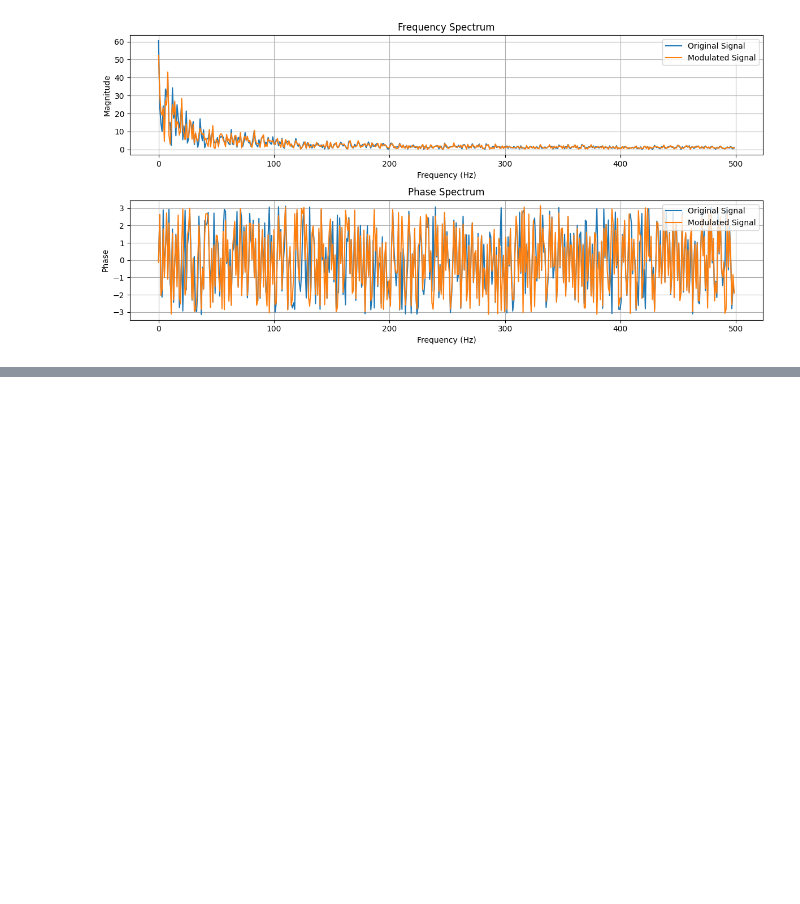
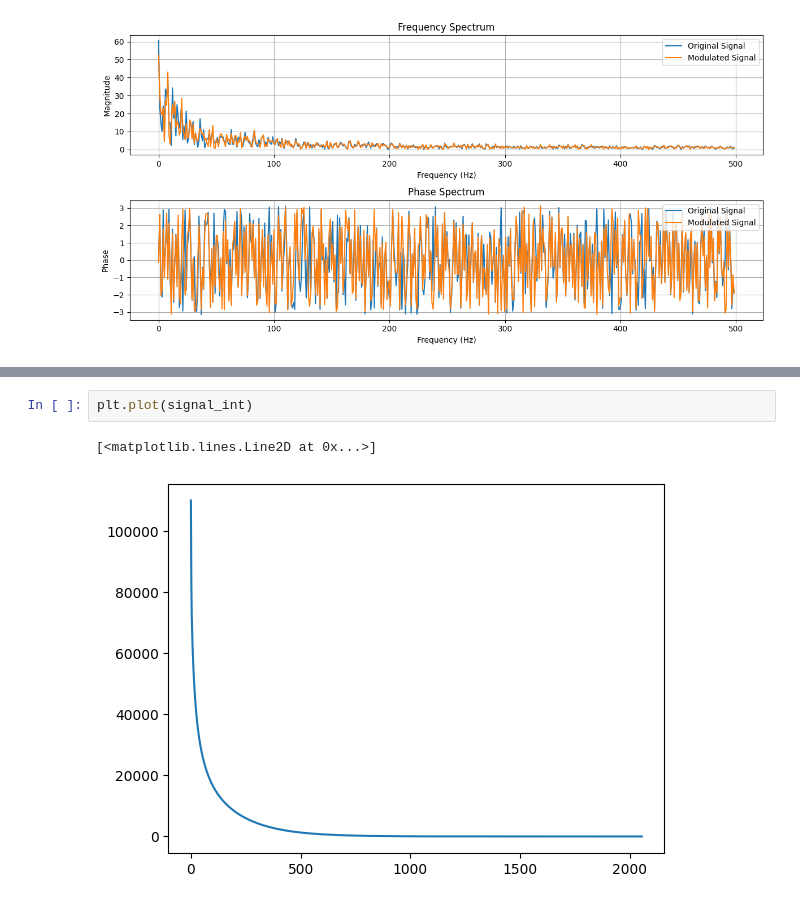
Before and after one commit to dcrovo/Neutrino-Pulse-Generator, a Jupyter notebook: test.ipynb, the cells around one changed output, grey strips where cells are left out. Saved outputs shown, nothing was run; the diff lists cells and outputs as text; blank space fills up the shorter version.

```diff
--- a/test.ipynb
+++ b/test.ipynb
@@ -162,0 +211,5 @@ plot_frequency_domain(time_points, signal, modulated_signal)
+# %%
+plt.plot(signal_int)
+# %% [output]
+[<matplotlib.lines.Line2D at 0x...>]
+[figure, added]
```
Also changed, not shown: parts of 11 cells of this notebook, 8 other files.
